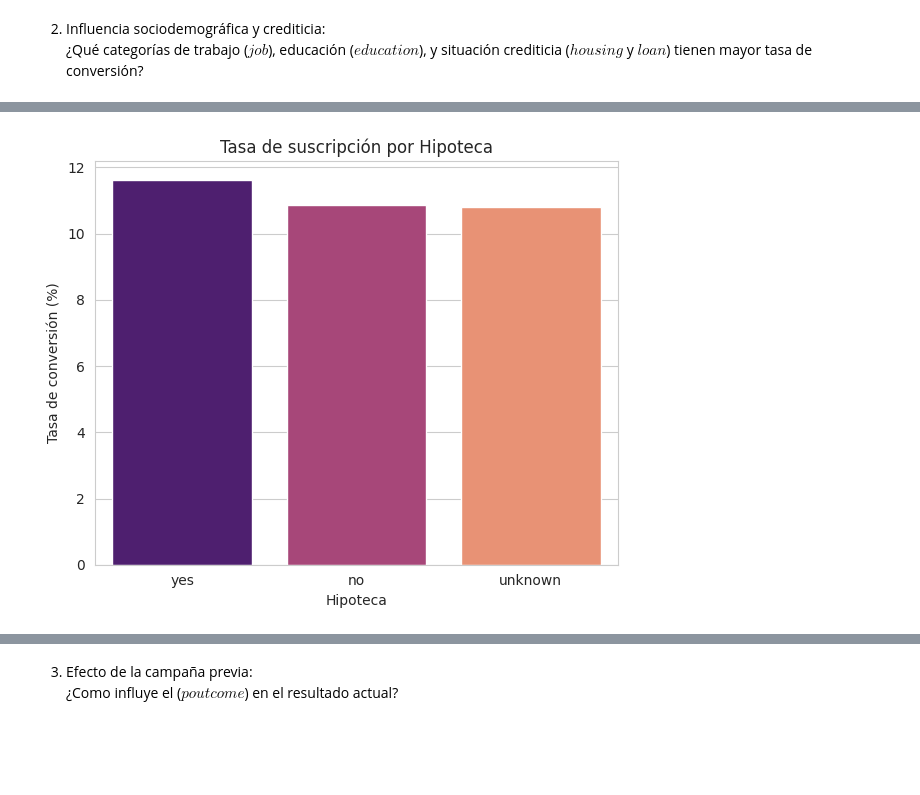
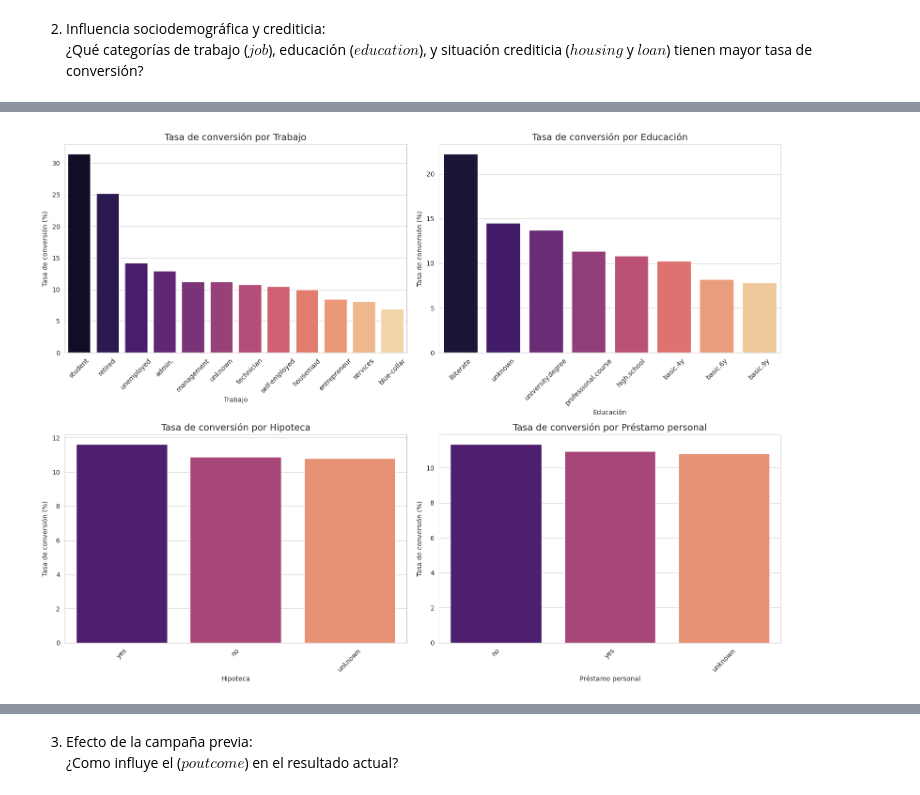
Before and after one commit to bidallei/MIAAD-UACJ, a Jupyter notebook: ProyectoFinalProgADAP_263150.ipynb, the cells around one changed output, grey strips where cells are left out. Cells and saved outputs as stored; diff of their text form; code cells hidden in the pictures; blank space fills up the shorter version.

```diff
--- a/ProyectoFinalProgADAP_263150.ipynb
+++ b/ProyectoFinalProgADAP_263150.ipynb
@@ -481,20 +456,32 @@ plt.show()
-# %%
-# Tasa de conversión por Hipoteca
-table_housing = pd.crosstab(df['housing'], df['y'], normalize='index') * 100
-conversion_housing = table_housing['yes'].sort_values(ascending=False)
-
-plt.figure(figsize=(6, 5))
-sns.barplot(
-    x=conversion_housing.index,
-    y=conversion_housing.values,
-    hue=conversion_housing.index,
-    legend=False,
-    palette="magma"
-)
-plt.title("Tasa de suscripción por Hipoteca")
-plt.ylabel("Tasa de conversión (%)")
-plt.xlabel("Hipoteca")
-plt.tight_layout()
-plt.show()
-# %% [output]
-[figure, removed]
+# %%
+# Gráficas categóricas en un layout 2x2
+categorical_cols = ['job', 'education', 'housing', 'loan']
+titles = ['Trabajo', 'Educación', 'Hipoteca', 'Préstamo personal']
+
+fig, axes = plt.subplots(2, 2, figsize=(16, 12))
+axes = axes.flatten()
+
+for i, col in enumerate(categorical_cols):
+    # Calcular tasa de conversión
+    conversion_table = pd.crosstab(df[col], df['y'], normalize='index') * 100
+    rate = conversion_table['yes'].sort_values(ascending=False)
+
+    sns.barplot(
+        x=rate.index,
+        y=rate.values,
+        hue=rate.index,       # evita el warning
+        palette="magma",
+        dodge=False,
+        legend=False,
+        ax=axes[i]
+    )
+
+    axes[i].set_title(f"Tasa de conversión por {titles[i]}", fontsize=14)
+    axes[i].set_ylabel("Tasa de conversión (%)")
+    axes[i].set_xlabel(titles[i])
+    axes[i].tick_params(axis='x', rotation=45)
+
+plt.tight_layout()
+plt.show()
+# %% [output]
+[figure, added]
```
Also changed, not shown: parts of 25 cells of this notebook.
